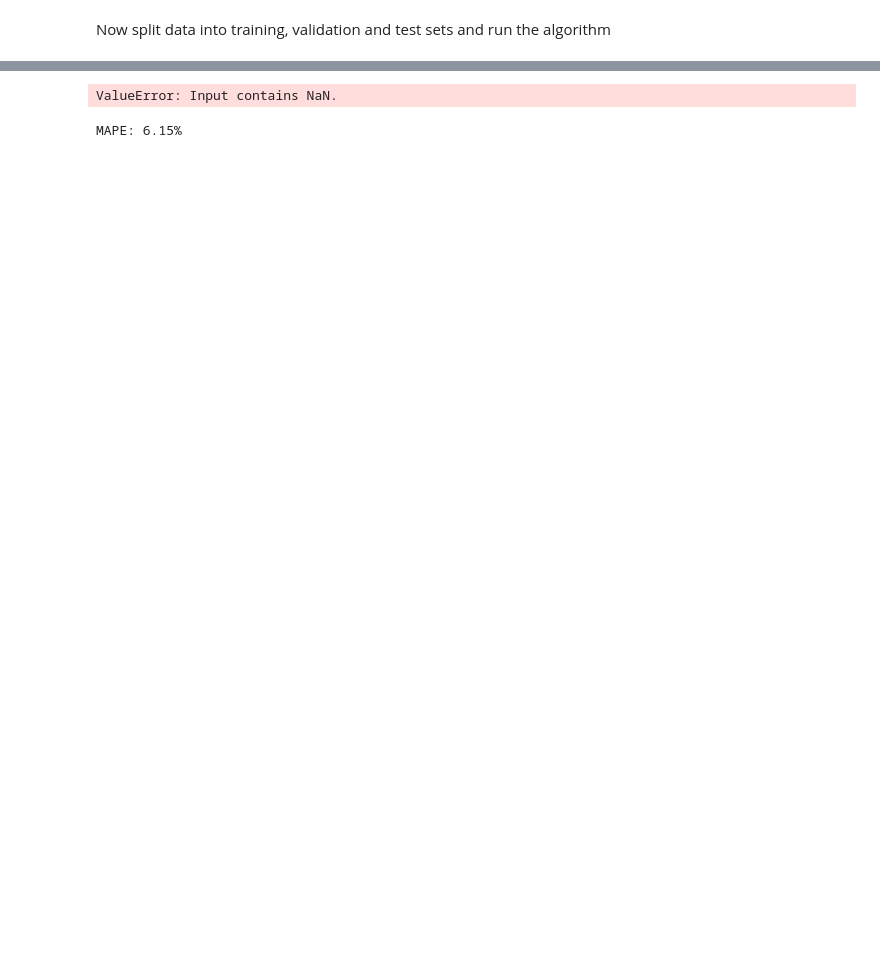
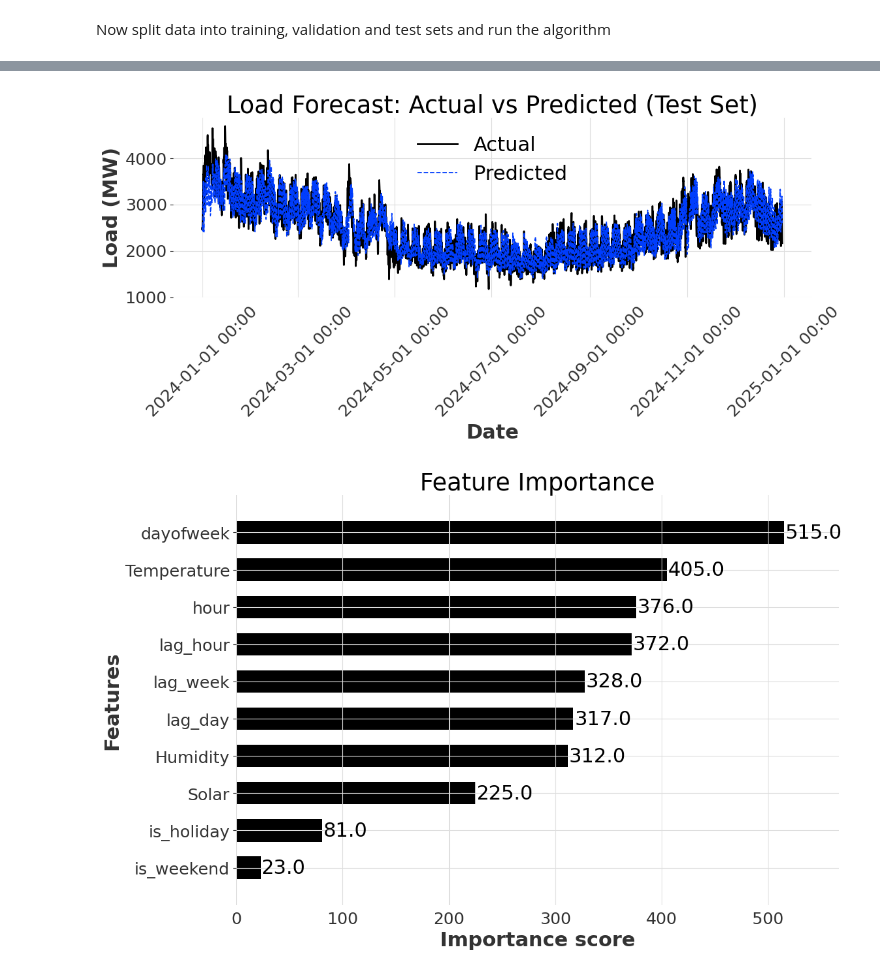
Before and after one commit to fk1603/Load-Forecasting, a Jupyter notebook: main.ipynb, the cells around one changed output, grey strips where cells are left out. Cells and saved outputs as stored; diff of their text form; code cells hidden in the pictures; blank space fills up the shorter version.

```diff
--- a/main.ipynb
+++ b/main.ipynb
@@ -185,17 +185,17 @@ Time
 Now split data into training, validation and test sets and run the algorithm
 # %%
 # Time-based train/test split
-split_dates = ['2023-06-01','2024-12-30 23:00:00','2024-01-31 00:00:00','2023-01-01','2024-01-01']
+split_dates = ['2022-01-01','2023-01-01','2024-01-01']
 train = pd.concat([
-    data[:split_dates[0]],              # from start to 2018-01-01
+    data[split_dates[0]:split_dates[2]],              # from start to 2018-01-01
     #data[split_dates[2]:split_dates[3]] # from 2020-01-01 to 2022-01-01
 ])
-valid = pd.concat([
-    data[split_dates[0]:split_dates[1]],# from 2018-01-01 to 2019-01-01
+#valid = pd.concat([
+#    data[split_dates[1]:split_dates[2]],# from 2018-01-01 to 2019-01-01
     #data[split_dates[3]:split_dates[4]] # from 2022-01-01 to 2023-01-01
-])
+#])
 test = pd.concat([
-    data[split_dates[1]:],# from 2019-01-01 to 2020-01-01
+    data[split_dates[2]:],# from 2019-01-01 to 2020-01-01
     #data[split_dates[4]:]               # from 2023-01-01 to end
 ])
 print(test.head())
@@ -221,14 +221,10 @@ Time
 from darts.models import XGBModel
 import matplotlib.dates as mdates
 
-#train= data[:'2018-01-01']
-#valid= data['2018-01-01':'2024-12-01']
-#test= data['2024-12-01':]
-
 # Feature/target split
 features = [col for col in data.columns if col not in ['Actual Load', 'target']]
 X_train, y_train = train[features], train['target']
-X_valid, y_valid = valid[features], valid['target']
+#X_valid, y_valid = valid[features], valid['target']
 X_test, y_test = test[features], test['target']
 
 # Hyperparameter space
@@ -250,7 +246,7 @@ base_model = xgb.XGBModel(
 search = RandomizedSearchCV(
     estimator=base_model,
     param_distributions=param_dist,
-    n_iter=10,  # Can increase if needed
+    n_iter=20,
     scoring='neg_root_mean_squared_error',
     cv=3,
     verbose=2,
@@ -277,17 +273,17 @@ best_model = search.best_estimator_
 print("Best params:", search.best_params_)
 
 # On validation set
-y_pred_valid = best_model.predict(X_valid)
-rmse_valid = root_mean_squared_error(y_valid, y_pred_valid)
-print("Validation RMSE:", rmse_valid)
+#y_pred_valid = best_model.predict(X_valid)
+#rmse_valid = root_mean_squared_error(y_valid, y_pred_valid)
+#print("Validation RMSE:", rmse_valid)
+
+# refit the best model on full training data (X_train + X_valid)
+#best_model.fit(pd.concat([X_train, X_valid]), pd.concat([y_train, y_valid]))
 
 # on test set
 y_pred_test = best_model.predict(X_test)
 rmse_test = root_mean_squared_error(y_test, y_pred_test)
 print("Test RMSE:", rmse_test)
-
-# refit the best model on full training data (X_train + X_valid)
-best_model.fit(pd.concat([X_train, X_valid]), pd.concat([y_train, y_valid]))
 
 mape = np.mean(np.abs((y_test - y_pred_test) / y_test)) * 100
 print(f"MAPE: {mape:.2f}%")
@@ -332,15 +328,2 @@ Best params: {'subsample': 1.0, 'n_estimators': 250, 'max_depth': 5, 'learning_r
-ValueError: Input contains NaN.
+[figure, added]
+[figure, added]
-# %%
-# Convert predictions into a pandas Series using the same index as y_test
-y_pred_test_series = pd.Series(y_pred_test, index=y_test.index)
-
-# Then slice both using datetime
-cutoff = '2020-01-01'
-mape = np.mean(
-    np.abs(
-        (y_test[cutoff:] - y_pred_test_series[cutoff:]) / y_test[cutoff:]
-    )
-) * 100
-print(f"MAPE: {mape:.2f}%")
-# %% [output]
-MAPE: 6.15%
```
Also changed, not shown: parts of 4 cells of this notebook.
